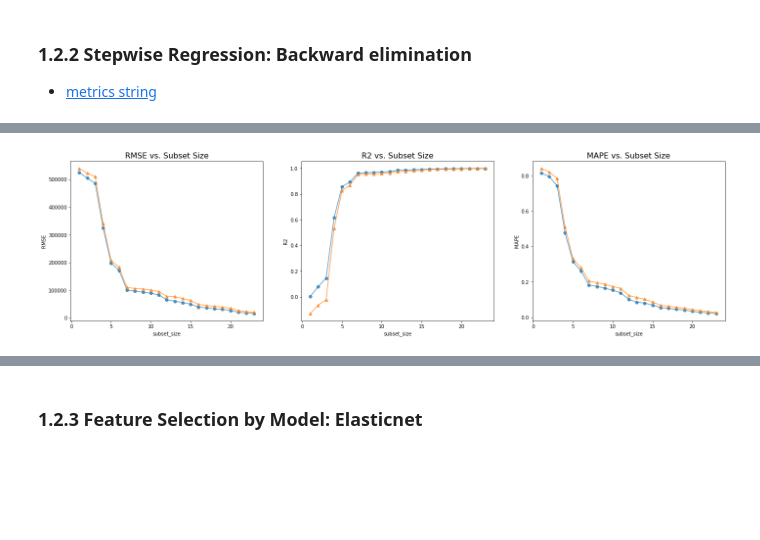
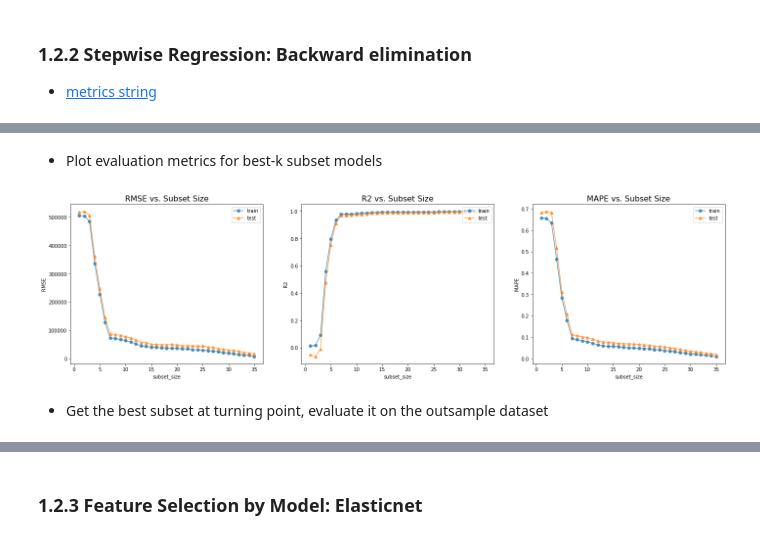
Before and after one commit to luoxiangyi222/commercial-bank-deposits-forecasting, a Jupyter notebook: model_linear.ipynb, the cells around one changed output, grey strips where cells are left out. Cells and saved outputs as stored; diff of their text form; code cells hidden in the pictures; blank space fills up the shorter version.

```diff
--- a/model_linear.ipynb
+++ b/model_linear.ipynb
@@ -144,5 +254,5 @@ plt.show()
 - [How to Selecting Predictors](https://otexts.com/fpp2/selecting-predictors.html)
 - [statsmodel wrapper for sklearn cross-validation](https://stackoverflow.com/questions/41045752/using-statsmodel-estimations-with-scikit-learn-cross-validation-is-it-possible)
 # %%
-MLR_df = insample_df.copy()
+MLR_df = insample_lag_df.copy()
 # %% [markdown]
@@ -250,10 +362,11 @@ while k > 1:
     print(
         f"============================ Feature Subset Size: {k-1} ================================="
     )
+
+    # 1. get all (k-1) combinations
     current_x_combination = select_k(current_x_columns, k - 1)
-    # print(list(current_x_combination)[0])
 
-    ### get evaluation metrics for all combination of k subset
+    # 2. get evaluation metrics for each subset
     temp_eval_ls = []
     for current_x in current_x_combination:
 
@@ -262,33 +375,28 @@ while k > 1:
         cv_eval_df["columns"] = str(list(current_x))
         cv_eval_df["subset_size"] = k - 1
 
-        # display(cv_eval_df)
-
         temp_eval_ls.append(dict_to_dataframe(cv_eval_df))
 
-    # print(f"number of candidates: {len(temp_eval_ls)}")
+    # summary of all (k-1) models
     temp_eval_df = pd.concat(temp_eval_ls)
 
-    # display(temp_eval_df)
-
-    ### get the one with maximum metric value
+    # 3. get the one with maximum metric value
     best_k_df = temp_eval_df[
         temp_eval_df[criteria_metric] == temp_eval_df[criteria_metric].max()
     ].copy()
 
-    ##next round select from best k
-    best_k_columns = ast.literal_eval(best_k_df["columns"].values[0])
+    # 4. get the best (k-1) x_names
+    best_k_columns = listStr_to_list(best_k_df["columns"].values[0])
 
+    # 5. record the feature removed for this round
     removed = [x for x in current_x_columns if x not in best_k_columns]
-    best_k_df[
-        "removed"
-    ] = removed  # record what variable has been removed for current round
+    best_k_df["removed"] = removed
 
+    # 6. record best model for this round
     best_k_df_ls.append(best_k_df)
 
-    # print(removed)
+    # 7. enter next round
     current_x_columns = best_k_columns
-
     k = k - 1
 
 
@@ -333,31 +441,40 @@ display(best_k_summary)
+# %% [markdown]
+- Plot evaluation metrics for best-k subset models
 # %%
 fig, axs = plt.subplots(1, 3, figsize=(24, 6))
 axs = axs.flat
+
+# plt.suptitle("Backwards Elimination Process", fontsize=20)
 
 train_ls = ["train_RMSE", "train_R2", "train_MAPE"]
 test_ls = ["test_RMSE", "test_R2", "test_MAPE"]
 
 for i in range(len(train_ls)):
 
     axs[i].plot(
         best_k_summary["subset_size"],
         best_k_summary[train_ls[i]],
         marker="o",
         alpha=0.75,
+        label="train",
     )
 
     axs[i].plot(
         best_k_summary["subset_size"],
         best_k_summary[test_ls[i]],
         marker="^",
         alpha=0.75,
+        label="test",
     )
 
     axs[i].set_xlabel("subset_size")
     axs[i].set_ylabel(train_ls[i].split("_")[-1])
     axs[i].set_title(f'{train_ls[i].split("_")[-1]} vs. Subset Size', fontsize=16)
+    axs[i].legend(loc="upper right")
 
 plt.savefig("./output/linear_model/multivariate_LR_backwards_elimination.png")
 plt.show()
 # %% [output]
-[figure, old version]
+[figure, new version]
+# %% [markdown]
+- Get the best subset at turning point, evaluate it on the outsample dataset
```
Also changed, not shown: parts of 26 cells of this notebook, 11 other files.
